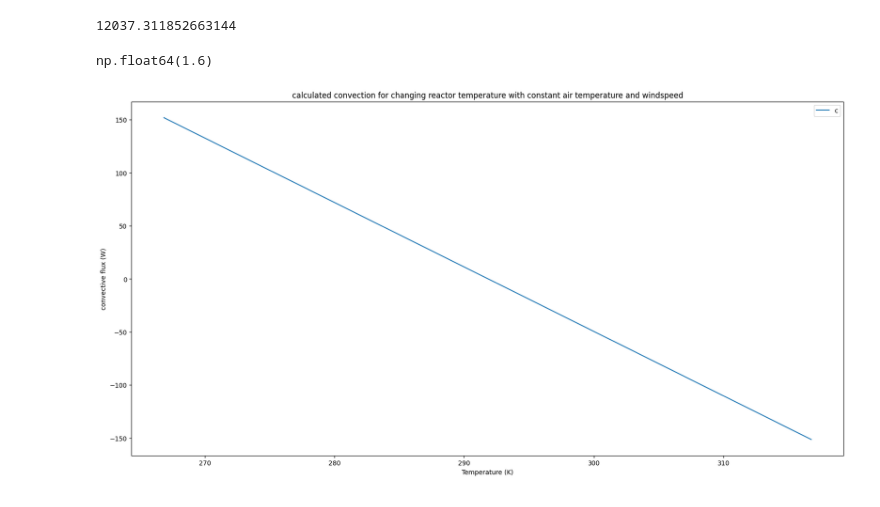
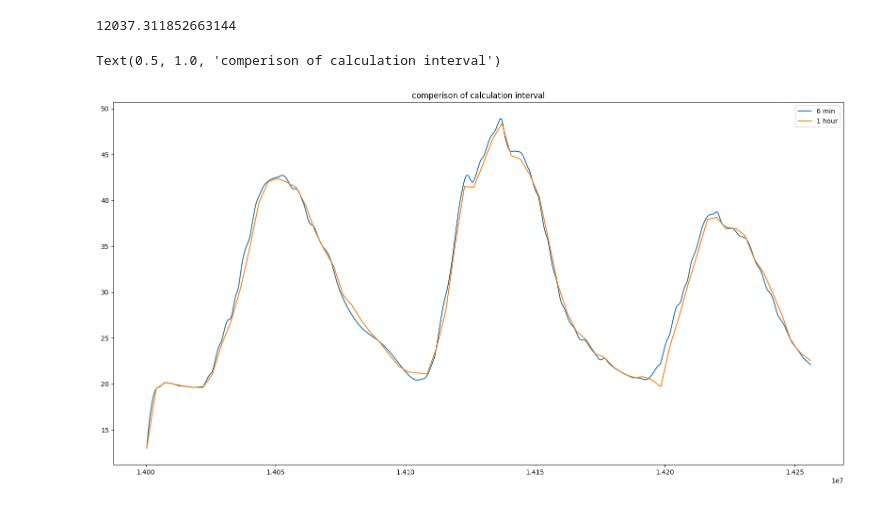
Before and after one commit to MatthijsKok01/Code, a Jupyter notebook: test.ipynb, the cells around one changed output. Drawn from its saved outputs; the diff is of its cells as text; code cells hidden in the pictures.

```diff
--- a/test.ipynb
+++ b/test.ipynb
@@ -377,0 +387,23 @@ plt.legend(['reactor temperature','air temperature'])
+# %%
+# Made the heat balances suited for interpolated time data
+def heat_bal2(t,y,p):
+    '''creating the measured values at time t as input'''
+    time_index = (t//3600)                    # the algorithm loop over this heat balance more often than just for every step, therefore the // to indix to the right value
+    rest = (time_index%3600)/3600
+    u = data.Ta[time_index]
+    Q_react_infrared = reactor_infrared_radiation(t,y,time_index)*(1-rest)+reactor_infrared_radiation(t,y,time_index+1)*rest
+    Q_direct_solar_rad = direct_solar_rad(t,y,time_index)*(1-rest)+direct_solar_rad(t,y,time_index+1)*rest
+    Q_diffuse_solar_rad = diffuse_solar_rad(t,y,time_index)*(1-rest)+diffuse_solar_rad(t,y,time_index+1)*rest
+    Q_air_infrared = infrared_rad_air(t,y,time_index)*(1-rest)+infrared_rad_air(t,y,time_index+1)*rest
+    Q_medium_added  = flow_medium_in(t,y,time_index)*(1-rest)+flow_medium_in(t,y,time_index+1)*rest
+    Q_broth_out = flow_harvest_out(t,y,time_index)*(1-rest)+flow_harvest_out(t,y,time_index+1)*rest
+    Q_ground_radiation = ground_infrared_radiation(t,y,time_index)*(1-rest)+ground_infrared_radiation(t,y,time_index+1)*rest
+    Q_evaporation = Q_evap(t,y,time_index)*(1-rest)+Q_evap(t,y,time_index+1)*rest
+    Q_ground_reflected = ground_reflected_rad(t,y,time_index)*(1-rest)+ground_reflected_rad(t,y,time_index+1)*rest
+    Q_convection =  convection(t,y,time_index)*(1-rest)+convection(t,y,time_index+1)*rest
+    Q_aeration = aeration(t,y,time_index)*(1-rest)+aeration(t,y,time_index+1)*rest
+    saved_fluxes.append([time_index])
+    '''To be implemented: pump, aeration  '''
+    dxdt = (Q_direct_solar_rad+Q_diffuse_solar_rad+Q_ground_radiation+Q_medium_added+Q_air_infrared+Q_ground_reflected+Q_react_infrared+Q_broth_out+Q_evaporation+Q_convection+Q_aeration)/(rho_reactor*cp_reactor*V_reactor)
+    return dxdt
+heat_bal(8000,300,1)-heat_bal2(8000,300,1)
@@ -488,15 +565,21 @@ empty_trial.append([6,9])
 rho_reactor*cp_reactor*V_reactor
 # %% [output]
 12037.311852663144
-# %%
-x_values = np.arange(data.Ta[15]-25,data.Ta[15]+25,0.1)
-y_values = convection(15,x_values,15)
-plt.plot(x_values,y_values)
-plt.title('calculated convection for changing reactor temperature with constant air temperature and windspeed')
-plt.legend('calculated convection')
-plt.xlabel('Temperature (K)')
-plt.ylabel('convective flux (W)')
-data.FF[3]
-# %% [output]
-np.float64(1.6)
-[figure, removed]
+# %%
+# See if a smaller time step would change the values of the calculated temperatures (spoiler, it did not)
+t_span_small = np.arange(t_span[0],t_span[-1],1/60)
+solver_small = integrate.solve_ivp (heat_bal2,(t_span[0],t_span[-1]) ,y0, args = [0.01],t_eval=t_span_small, method='RK45')
+t_vals_small = solver_small.t
+y_vals_small = solver_small.y[0]-273.15
+for t in t_vals_small:
+    months = t//(3600*24*30)
+    days = (t-3600*24*30*months)//24*3600
+    hours = (t-3600*24*30*months-24*3600*days)//3600
+    minutes = (t-3600*24*30*months-24*3600*days-hours*3600)/60
+    #dates = time.datetime(2022,months,days,hours,minutes)
+plt.plot(t_vals_small,y_vals_small,t_vals,y_vals-273.15)
+plt.legend(['6 min','1 hour'])
+plt.title('comperison of calculation interval')
+# %% [output]
+Text(0.5, 1.0, 'comperison of calculation interval')
+[figure, added]
```
Also changed, not shown: parts of 49 cells of this notebook.
